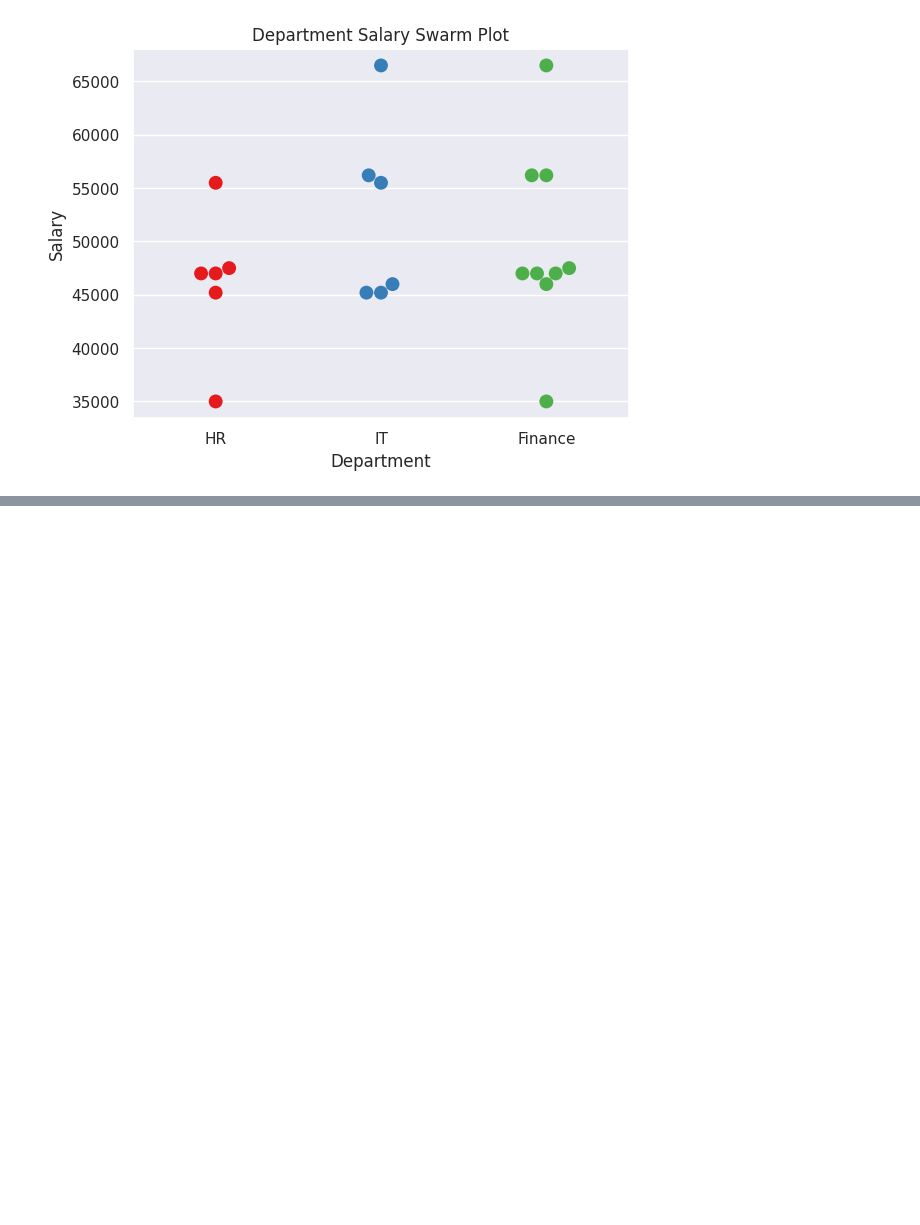
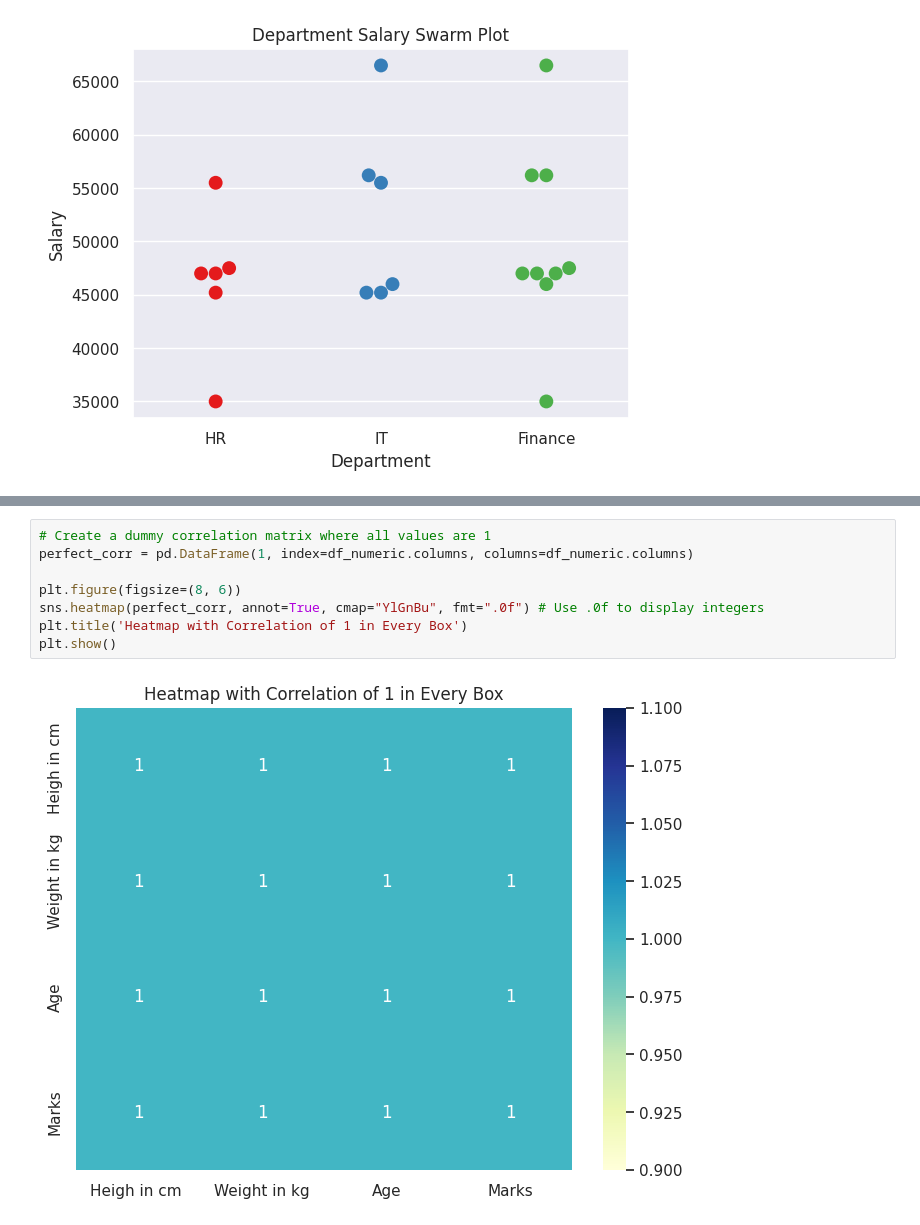
Before and after one commit to sarthak12822/Data-Science, a Jupyter notebook: Seaborn.ipynb, the cells around one changed output, grey strips where cells are left out. Cells and saved outputs as stored; diff of their text form; blank space fills up the shorter version.

```diff
--- a/Seaborn.ipynb
+++ b/Seaborn.ipynb
@@ -198,0 +237,10 @@ plt.show()
+# %%
+# Create a dummy correlation matrix where all values are 1
+perfect_corr = pd.DataFrame(1, index=df_numeric.columns, columns=df_numeric.columns)
+
+plt.figure(figsize=(8, 6))
+sns.heatmap(perfect_corr, annot=True, cmap="YlGnBu", fmt=".0f") # Use .0f to display integers
+plt.title('Heatmap with Correlation of 1 in Every Box')
+plt.show()
+# %% [output]
+[figure, added]
```
Also changed, not shown: parts of 3 cells of this notebook.
